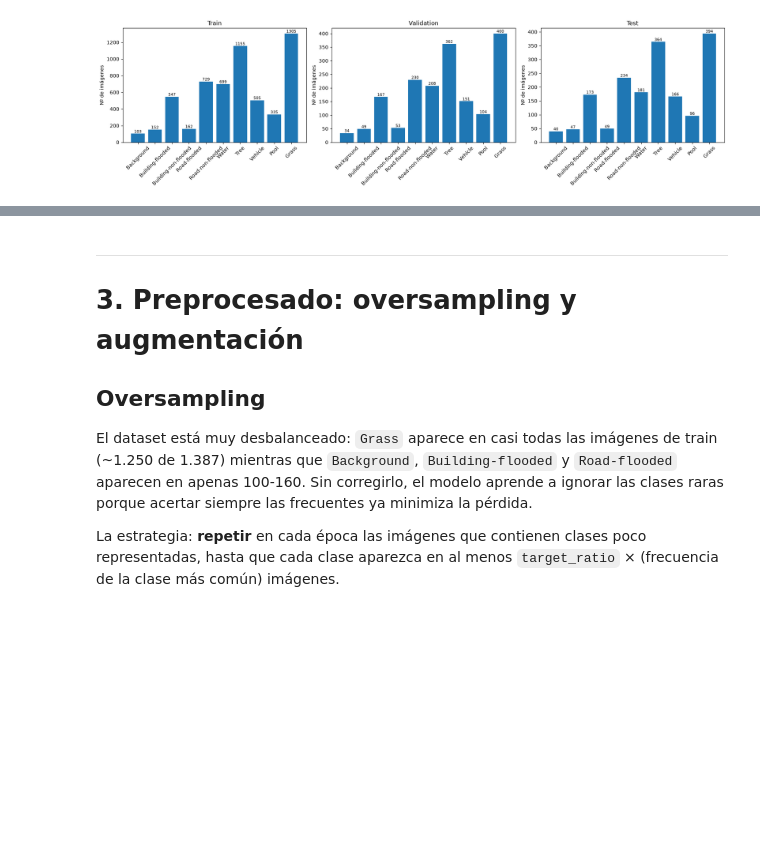
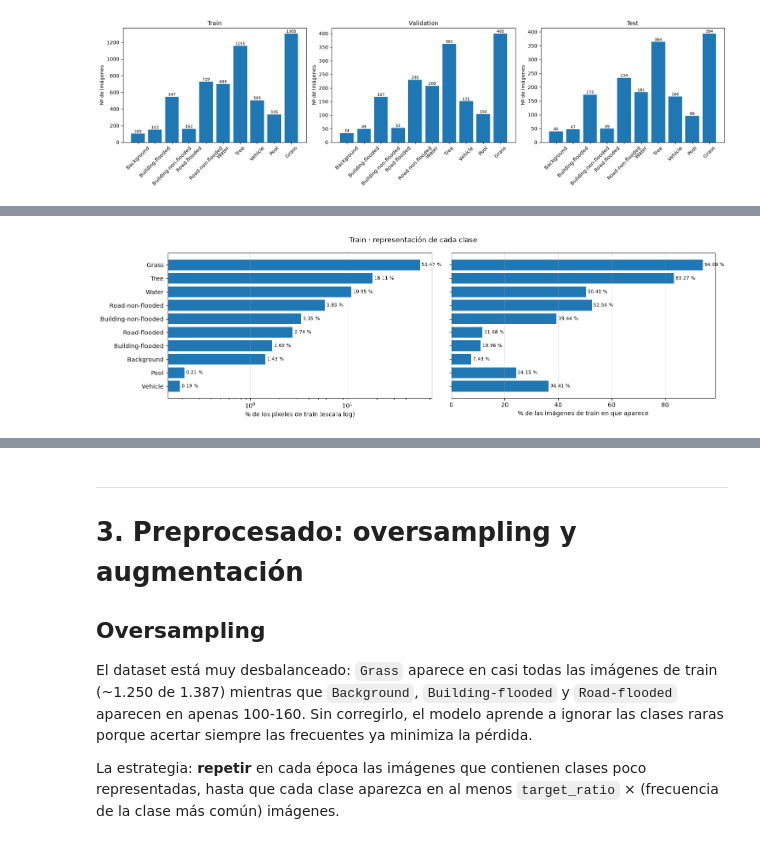
Before and after one commit to jminac00/FloodNet, a Jupyter notebook: floodnet-segmentation.ipynb, the cells around one changed output, grey strips where cells are left out. Saved outputs shown, nothing was run; the diff lists cells and outputs as text; code cells hidden in the pictures; blank space fills up the shorter version.

Commit message:
Mide la proporción de píxeles por clase y la cruza con la IoU

```diff
--- a/floodnet-segmentation.ipynb
+++ b/floodnet-segmentation.ipynb
@@ -661,0 +677,54 @@ plot_all_in_one_row(train_img_dist, val_img_dist, test_img_dist)
+# %%
+def pixeles_por_clase(stems):
+    """Matriz (imágenes × clases) con los píxeles de cada clase en la máscara de la caché."""
+    pix = np.zeros((len(stems), NUM_CLASSES), dtype=np.int64)
+    for i, stem in enumerate(tqdm(stems, desc="Píxeles por clase", leave=False)):
+        msk = imread_unicode(CACHE / "mask" / f"{stem}.png", cv2.IMREAD_GRAYSCALE)
+        pix[i] = np.bincount(msk.ravel(), minlength=NUM_CLASSES)[:NUM_CLASSES]
+    return pix
+
+pix = pixeles_por_clase(usadas["stem"].tolist())
+pix_split = usadas["split"].to_numpy()
+assert (pix.sum(axis=1) == SIZE * SIZE).all(), "Hay píxeles con un índice fuera de 0-9"
+
+frac = pix / pix.sum(axis=1, keepdims=True)   # parte de cada imagen que ocupa cada clase
+presente = pix > 0
+en_train = pix_split == "train"
+
+dist_clases = pd.DataFrame({"Clase": class_names})
+dist_clases["Píxeles train"] = pix[en_train].sum(axis=0)
+for split in SPLITS:
+    m = pix_split == split
+    dist_clases[f"% píxeles {split}"] = pix[m].sum(axis=0) / pix[m].sum()
+dist_clases["% píxeles global"] = pix.sum(axis=0) / pix.sum()
+dist_clases["Imágenes train"] = presente[en_train].sum(axis=0)
+dist_clases["% imágenes train"] = presente[en_train].mean(axis=0)
+dist_clases["% imágenes global"] = presente.mean(axis=0)
+dist_clases["% medio cuando aparece"] = [frac[presente[:, c], c].mean() for c in range(NUM_CLASSES)]
+dist_clases["Mediana cuando aparece"] = [np.median(frac[presente[:, c], c]) for c in range(NUM_CLASSES)]
+
+# Mismo recuento de imágenes que el de la celda anterior, que es el que usan el
+# oversampling y los pesos de la pérdida.
+assert dist_clases["Imágenes train"].tolist() == [train_img_dist[i] for i in range(NUM_CLASSES)]
+
+dist_clases = dist_clases.sort_values("% píxeles train", ascending=False, ignore_index=True)
+
+fig, axes = plt.subplots(1, 2, figsize=(15, 4.5), sharey=True)
+orden = dist_clases.iloc[::-1]
+for ax, col, titulo in [(axes[0], "% píxeles train", "% de los píxeles de train (escala log)"),
+                        (axes[1], "% imágenes train", "% de las imágenes de train en que aparece")]:
+    valores = orden[col] * 100
+    ax.barh(orden["Clase"], valores)
+    for y, v in enumerate(valores):
+        ax.text(v, y, f" {v:.2f} %", va="center", fontsize=8)
+    ax.set_xlabel(titulo)
+    ax.grid(axis="x", alpha=.3)
+axes[0].set_xscale("log")
+fig.suptitle("Train · representación de cada clase")
+plt.tight_layout()
+plt.show()
+
+columnas_pct = [c for c in dist_clases.columns if c.startswith(("%", "Mediana"))]
+dist_clases.style.format({c: "{:.2%}" for c in columnas_pct}).hide(axis="index")
+# %% [output]
+[figure, added]
```
Also changed, not shown: parts of 4 cells of this notebook.
